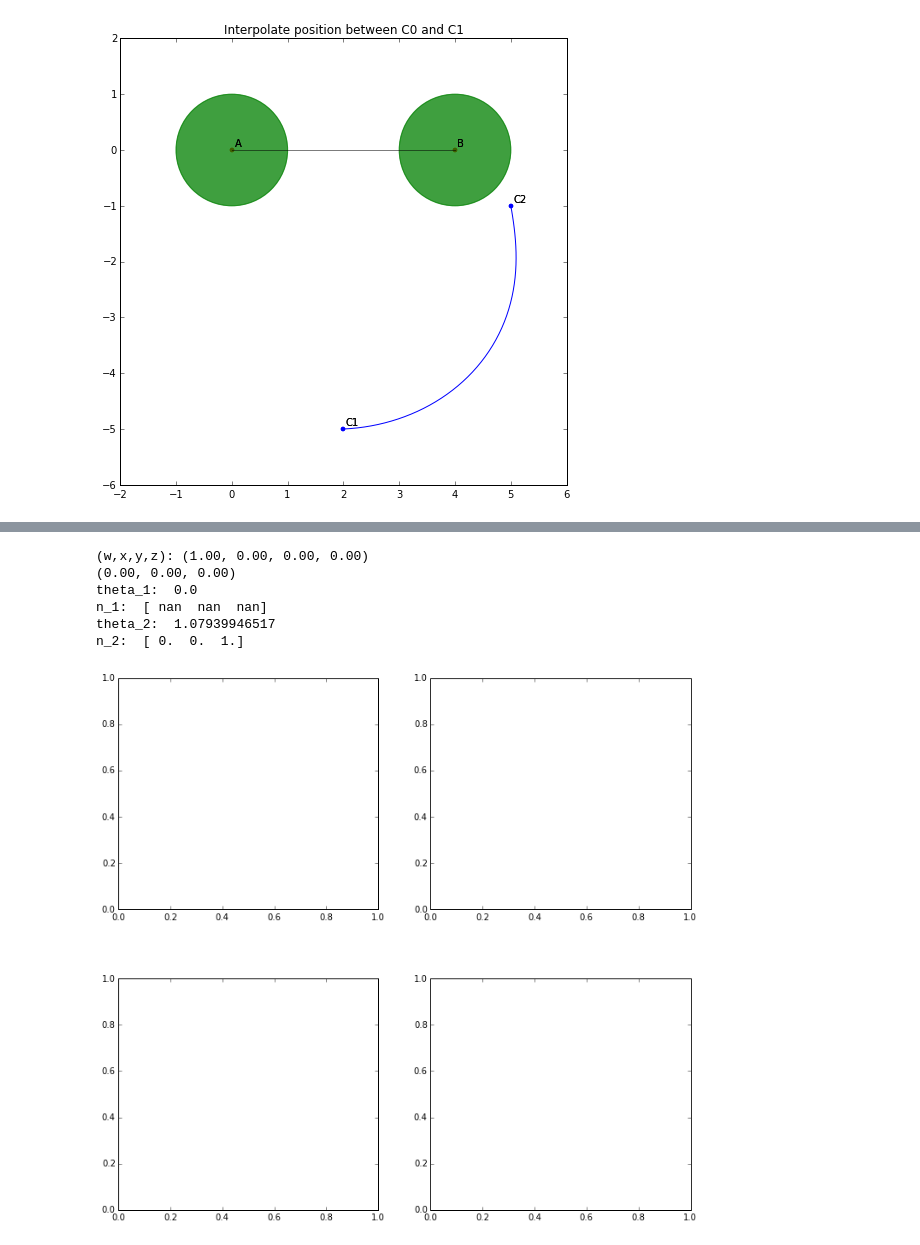
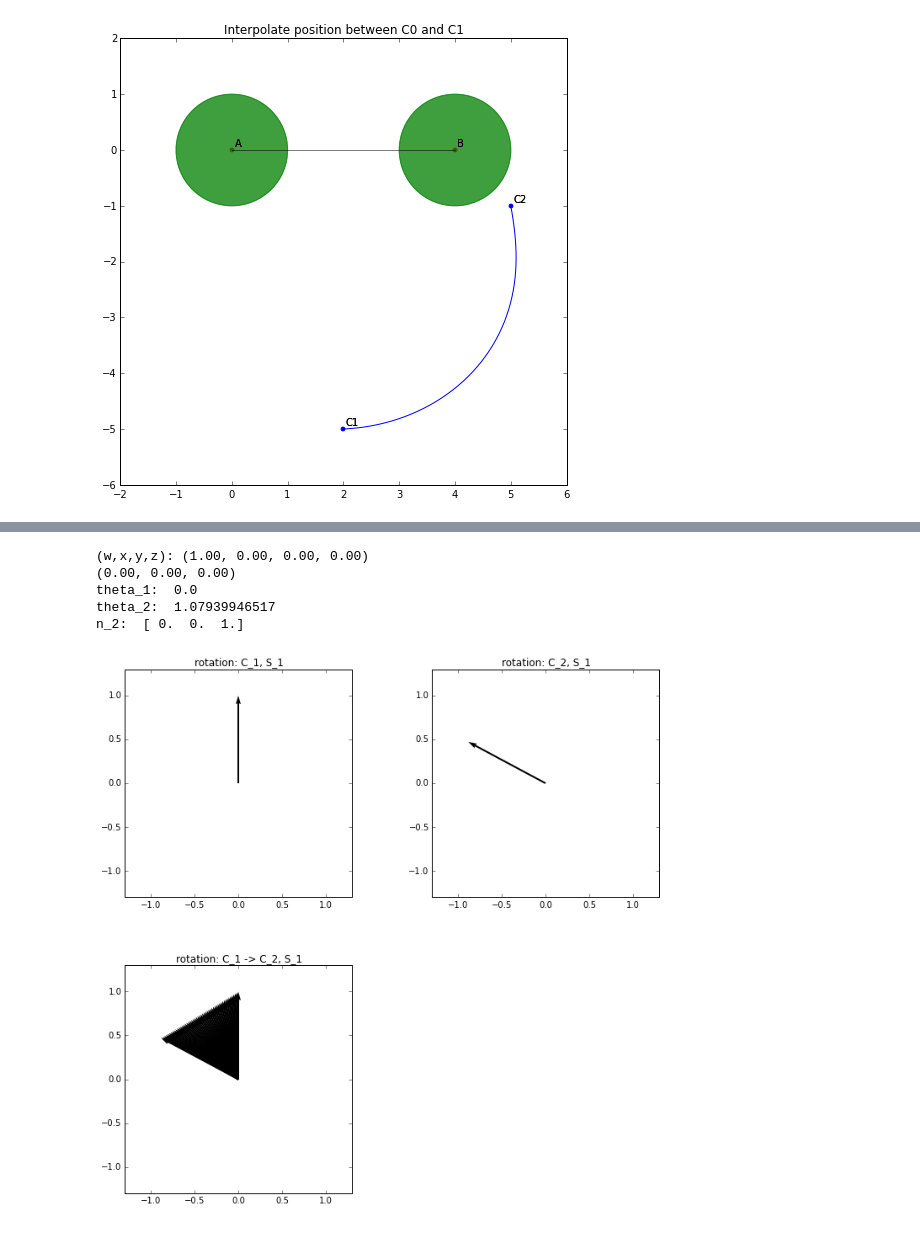
Before and after one commit to njoubert/spooky, a Jupyter notebook: experiments/ipython/10 - JE - Orientation Interpolation.ipynb, the cells around one changed output, grey strips where cells are left out. Saved outputs shown, nothing was run; the diff lists cells and outputs as text; code cells hidden in the pictures.

```diff
--- a/experiments/ipython/10 - JE - Orientation Interpolation.ipynb
+++ b/experiments/ipython/10 - JE - Orientation Interpolation.ipynb
@@ -107,14 +107,6 @@ fovY_1 = toric.RadianPi(fovX_1.valueRadians() / aspect)
 
 print "fovX: ", fovX_1.valueRadians()
 print "fovY: ", fovY_1.valueRadians()
-
-SA_2 = toric.Vector2(-0.33, 0.33)
-SB_2 = toric.Vector2(0.4, 0)
-fovX_2 = fovX_1
-fovY_2 = fovY_1
-
-rotation_1 = toric.Toric3_ComputeOrientationForTwoTargets(C_1, SA_1, SB_1, PA_1, PB_1, fovX_1, fovY_1)
-rotation_2 = toric.Toric3_ComputeOrientationForTwoTargets(C_2, SA_1, SB_1, PA_1, PB_1, fovX_1, fovY_1)
 
 matrix_1 = toric.Matrix3()
 rotation_1.ToRotationMatrix(matrix_1)
@@ -142,7 +134,7 @@ from mpl_toolkits.mplot3d import Axes3D
 pylab.rcParams['figure.figsize'] = 12, 16
 from matplotlib import gridspec
 
-gs = gridspec.GridSpec(2, 2, width_ratios=[1,1], height_ratios=[1,1,1])
+gs = gridspec.GridSpec(1, 2, width_ratios=[1,1], height_ratios=[1,1,1])
 fig = plt.figure()
 f1 = fig.add_subplot(gs[0], projection='3d')
 f2 = fig.add_subplot(gs[1], projection='3d')
@@ -189,29 +181,45 @@ v:  (0.00, 0.00, 0.51)
 # %%
 gs = gridspec.GridSpec(2, 2, width_ratios=[1,1], height_ratios=[1,1,1])
 fig = plt.figure()
 f1 = fig.add_subplot(gs[0])
 f2 = fig.add_subplot(gs[1])
 f3 = fig.add_subplot(gs[2])
-f4 = fig.add_subplot(gs[3])
 
 print quaternion_to_str(rotation_1)
 print vector3_to_str(rotation_1.v())
 #print rotation_1.s()
 
 theta_1 = 2 * np.arccos(rotation_1.w())
-n_1 = vector3_to_np3(rotation_1.v()) / np.sin(theta_1/2)
+#n_1 = vector3_to_np3(rotation_1.v()) / np.sin(theta_1/2)
 print "theta_1: ", theta_1
-print "n_1: ", n_1
+#print "n_1: ", n_1
 
 theta_2 = 2 * np.arccos(rotation_2.w())
 n_2 = vector3_to_np3(rotation_2.v()) / np.sin(theta_2/2)
 print "theta_2: ", theta_2
 print "n_2: ", n_2
+
+f1.quiver(0, 0, rotation_1.yAxis().x(),rotation_1.yAxis().y(),angles='xy',scale_units='xy',scale=1)
+f1.set_ylim([-1.3,1.3])
+f1.set_xlim([-1.3,1.3])
+f1.set_title("rotation: C_1, S_1")
+f1.set_aspect('equal')
+
+f2.quiver(0, 0, rotation_2.yAxis().x(),rotation_2.yAxis().y(),angles='xy',scale_units='xy',scale=1)
+f2.set_ylim([-1.3,1.3])
+f2.set_xlim([-1.3,1.3])
+f2.set_title("rotation: C_2, S_1")
+f2.set_aspect('equal')
+
+f3.quiver(np.linspace(0,0), np.linspace(0,0), np.linspace(rotation_1.yAxis().x(), rotation_2.yAxis().x()),np.linspace(rotation_1.yAxis().y(), rotation_2.yAxis().y()),angles='xy',scale_units='xy',scale=1)
+f3.set_ylim([-1.3,1.3])
+f3.set_xlim([-1.3,1.3])
+f3.set_title("rotation: C_1 -> C_2, S_1")
+f3.set_aspect('equal')
 # %% [output]
 (w,x,y,z): (1.00, 0.00, 0.00, 0.00)
 (0.00, 0.00, 0.00)
 theta_1:  0.0
-n_1:  [ nan  nan  nan]
 theta_2:  1.07939946517
 n_2:  [ 0.  0.  1.]
-[figure, old version]
+[figure, new version]
```
Also changed, not shown: parts of 3 cells of this notebook.
